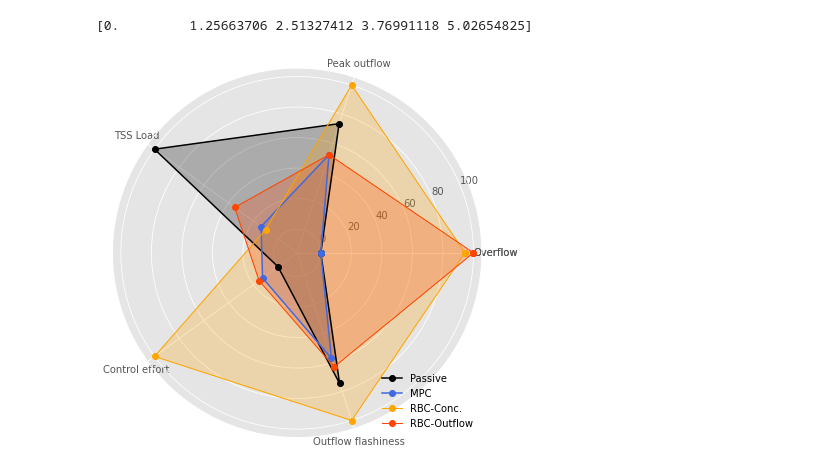
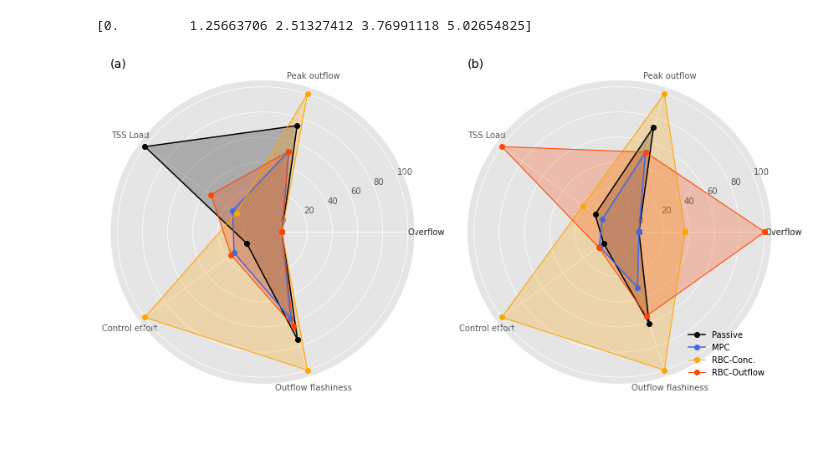
Before and after one commit to future-water/mpc-pond, a Jupyter notebook: radar_chart.ipynb, the cells around one changed output. Cells and saved outputs as stored; diff of their text form; code cells hidden in the pictures; blank space fills up the shorter version.

```diff
--- a/radar_chart.ipynb
+++ b/radar_chart.ipynb
@@ -23,33 +23,75 @@ RBC_c.append(RBC_c[0])
 RBC_q.append(RBC_q[0])
 Passive.append(Passive[0])
 negative.append(negative[0])
+# %%
+subjects2=['Overflow','Peak outflow','TSS Load','Control effort', 'Outflow flashiness']
+MPC2=[0,51.3163,1.4583,4.1850,30.9491]
+RBC_c2=[36.6562,100,20.2039,100,100]
+RBC_q2 = [100,51.3163,100,5.1077,54.5951]
+Passive2 = [0, 72.4242, 8.3778, 0, 60.8208]
+negative2 = [-10, -10, -10, -10, -10]
+# %%
+angles2=np.linspace(0,2*np.pi,len(subjects2), endpoint=False)
+# %%
+angles2=np.concatenate((angles2,[angles2[0]]))
+subjects2.append(subjects2[0])
+MPC2.append(MPC2[0])
+RBC_c2.append(RBC_c2[0])
+RBC_q2.append(RBC_q2[0])
+Passive2.append(Passive2[0])
+negative2.append(negative2[0])
 # %%
-fig=plt.figure(figsize=(6,6))
-ax=fig.add_subplot(polar=True)
+fig=plt.figure(figsize=(12,6))
+ax = fig.add_subplot(121, projection='polar')
+ax2 = fig.add_subplot(122, polar=True)
+
 #MPC plot
 ax.plot(angles,Passive, 'o-', color='k', label='Passive')
 ax.fill(angles, Passive, alpha=0.25, color='k')
 
 ax.plot(angles,MPC, 'o-', color='royalblue', label='MPC')
 ax.fill(angles, MPC, alpha=0.25, color='royalblue')
 
 #RBC_c Plot
 ax.plot(angles,RBC_c, 'o-', color='orange', linewidth=1, label='RBC-Conc.')
 ax.fill(angles,RBC_c, alpha=0.25, color='orange')
 
 #RBC_q Plot
 ax.plot(angles,RBC_q, 'o-', color='orangered', linewidth=1, label='RBC-Outflow')
 ax.fill(angles,RBC_q, alpha=0.25, color='orangered')
 
 ax.plot(angles,negative, 'o-', alpha=0, color='orangered', linewidth=1, label='')
 ax.fill(angles,negative, alpha=0, color='orangered')
+ax.set_thetagrids(angles * 180/np.pi, subjects)
+##2
+#MPC plot
+ax2.plot(angles2,Passive2, 'o-', color='k', label='Passive')
+ax2.fill(angles2, Passive2, alpha=0.25, color='k')
+
+ax2.plot(angles2,MPC2, 'o-', color='royalblue', label='MPC')
+ax2.fill(angles2, MPC2, alpha=0.25, color='royalblue')
+
+#RBC_c Plot
+ax2.plot(angles2,RBC_c2, 'o-', color='orange', linewidth=1, label='RBC-Conc.')
+ax2.fill(angles2,RBC_c2, alpha=0.25, color='orange')
+
+#RBC_q Plot
+ax2.plot(angles2,RBC_q2, 'o-', color='orangered', linewidth=1, label='RBC-Outflow')
+ax2.fill(angles2,RBC_q2, alpha=0.25, color='orangered')
+
+ax2.plot(angles2,negative2, 'o-', alpha=0, color='orangered', linewidth=1, label='')
+ax2.fill(angles2,negative2, alpha=0, color='orangered')
 
 #Add labels
-ax.set_thetagrids(angles * 180/np.pi, subjects)
+ax2.set_thetagrids(angles2 * 180/np.pi, subjects)
+ax.set_title('(a)', loc='left')
+ax2.set_title('(b)', loc='left')
+
 plt.grid(True)
 plt.tight_layout()
+plt.plot()
 plt.legend(frameon=False, loc = 'lower right')
 plt.savefig('performance_pond4.png', dpi=300)
 plt.show()
 # %% [output]
-[figure, old version]
+[figure, new version]
```
Also changed, not shown: parts of 1 cell of this notebook.
